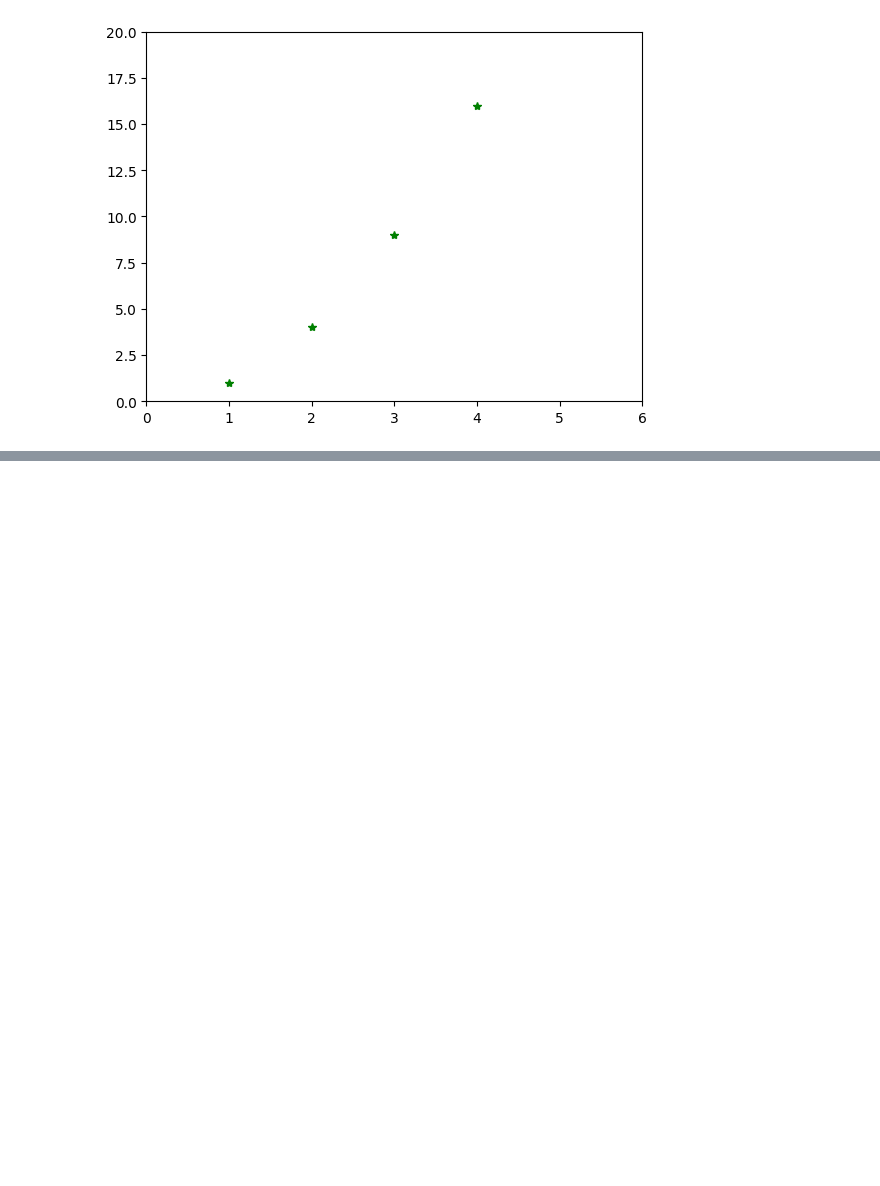
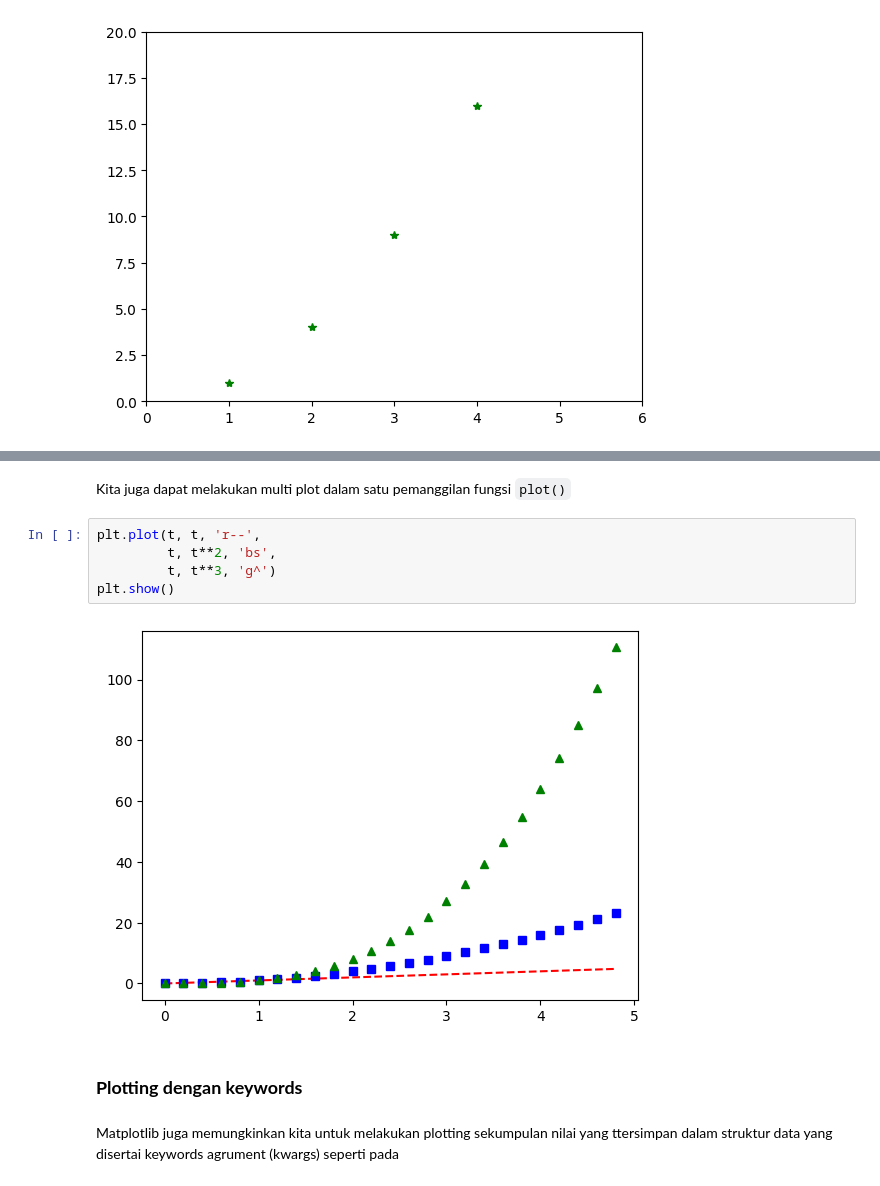
Before and after one commit to LatiefDataVisionary/matplotlib-with-indonesia-belajar, a Jupyter notebook: Matplotlib_02_Pengenalan_pyplot_|_Belajar_Matplotlib_Dasar_|_Belajar_Visualisasi_Data_Dasar.ipynb, the cells around one changed output, grey strips where cells are left out. Drawn from its saved outputs; the diff is of its cells as text; blank space fills up the shorter version.

```diff
--- a/Matplotlib_02_Pengenalan_pyplot_|_Belajar_Matplotlib_Dasar_|_Belajar_Visualisasi_Data_Dasar.ipynb
+++ b/Matplotlib_02_Pengenalan_pyplot_|_Belajar_Matplotlib_Dasar_|_Belajar_Visualisasi_Data_Dasar.ipynb
@@ -62,0 +78,13 @@ plt.show()
+# %% [markdown]
+Kita juga dapat melakukan multi plot dalam satu pemanggilan fungsi `plot()`
+# %%
+plt.plot(t, t, 'r--',
+         t, t**2, 'bs',
+         t, t**3, 'g^')
+plt.show()
+# %% [output]
+[figure, added]
+# %% [markdown]
+### **Plotting dengan keywords**
+# %% [markdown]
+Matplotlib juga memungkinkan kita untuk melakukan plotting sekumpulan nilai yang ttersimpan dalam struktur data yang disertai keywords agrument (kwargs) seperti pada
```
Also changed, not shown: parts of 3 cells of this notebook.
